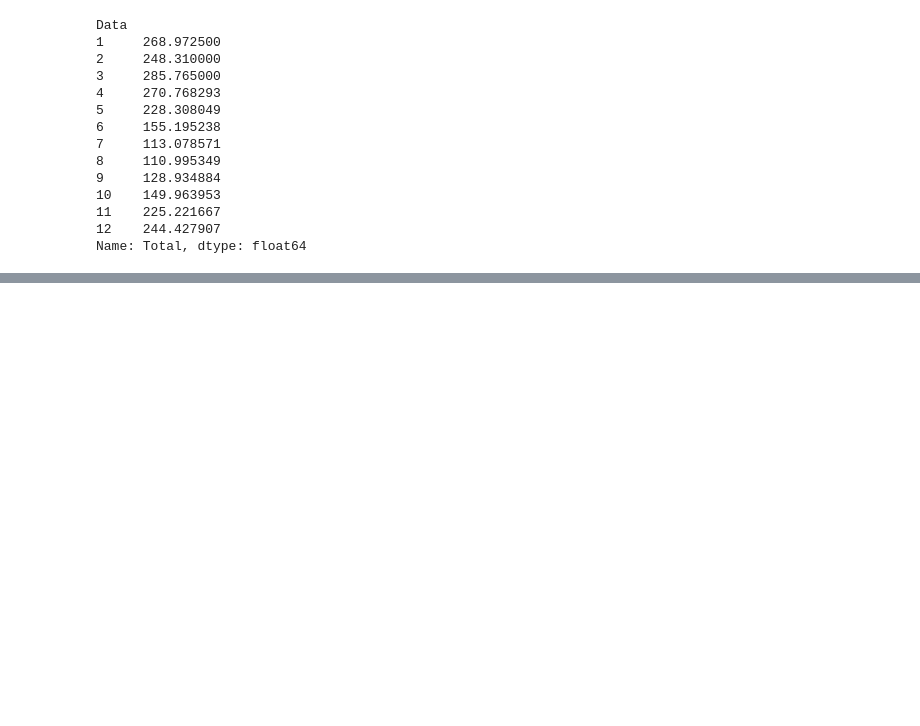
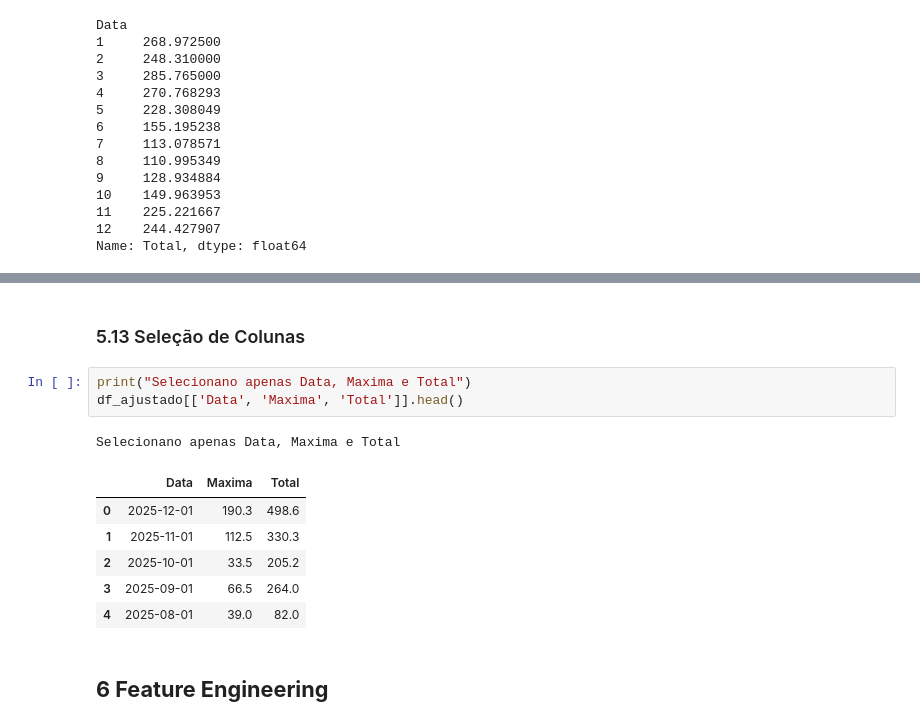
Before and after one commit to jonestiago/rainfall-timeseries-analysis, a Jupyter notebook: notebook/a_analise_exploratoria.ipynb, the cells around one changed output, grey strips where cells are left out. Saved outputs shown, nothing was run; the diff lists cells and outputs as text; blank space fills up the shorter version.

Commit message:
Passo 5: Ajustado | Passo 6

```diff
--- a/notebook/a_analise_exploratoria.ipynb
+++ b/notebook/a_analise_exploratoria.ipynb
@@ -610,0 +635,15 @@ Name: Total, dtype: float64
+# %% [markdown]
+### 5.13 Seleção de Colunas
+# %%
+print("Selecionano apenas Data, Maxima e Total")
+df_ajustado[['Data', 'Maxima', 'Total']].head()
+# %% [output]
+Selecionano apenas Data, Maxima e Total
+|  | Data | Maxima | Total |
+| 0 | 2025-12-01 | 190.3 | 498.6 |
+| 1 | 2025-11-01 | 112.5 | 330.3 |
+| 2 | 2025-10-01 | 33.5 | 205.2 |
+| 3 | 2025-09-01 | 66.5 | 264.0 |
+| 4 | 2025-08-01 | 39.0 | 82.0 |
+# %% [markdown]
+## **6 Feature Engineering**
```
Also changed, not shown: parts of 5 cells of this notebook.
